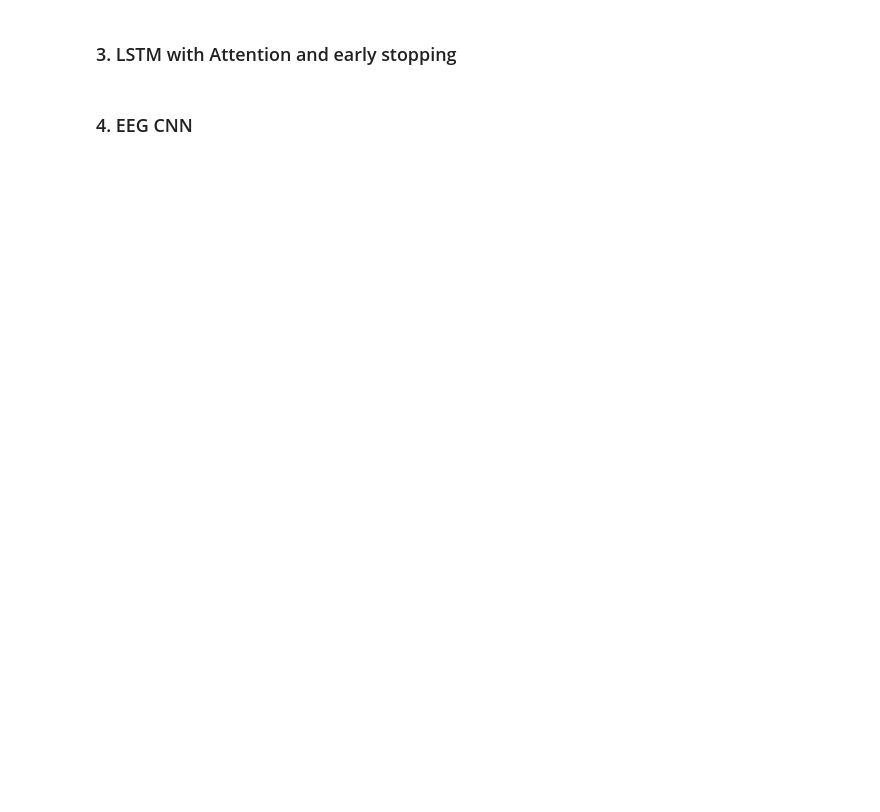
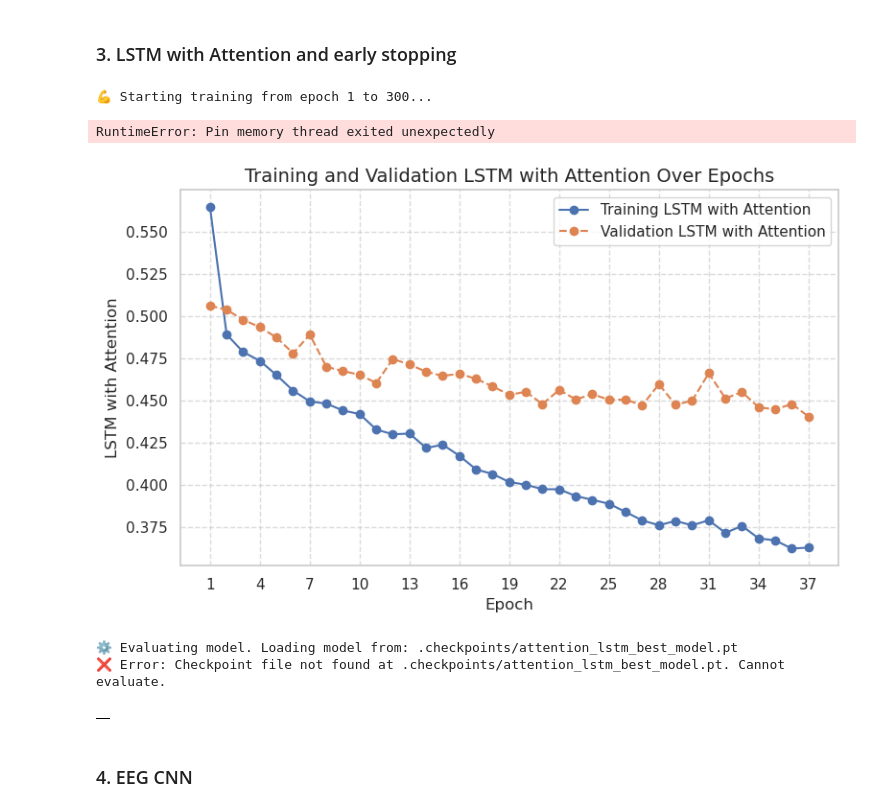
Before and after one commit to NeuroNML/NeuroGraphNet, a Jupyter notebook: neuro-eeg.ipynb, the cells around one changed output. Drawn from its saved outputs; the diff is of its cells as text; code cells hidden in the pictures; blank space fills up the shorter version.

```diff
--- a/neuro-eeg.ipynb
+++ b/neuro-eeg.ipynb
@@ -1513,29 +401,30 @@ train_history, val_history = train_model(
         criterion, optimizer, device,
         save_path=ATTENTION_LSTM_SAVE_PATH,
         num_epochs=300,
-        patience=30,
+        patience=10,
         monitor="val_loss",
         scheduler=scheduler,
         overwrite=False,
         use_gnn=False
     )
-
-# plot losses if any
-plt.figure()
-plt.plot(train_history["loss"], label="train")
-plt.plot(val_history["loss"],   label="val")
-plt.xlabel("Epoch")
-plt.ylabel("Loss")
-plt.legend()
-plt.tight_layout()
-plt.show()
+# %% [output]
+💪 Starting training from epoch 1 to 300...
+RuntimeError: Pin memory thread exited unexpectedly
+# %%
+plot_training_loss(train_history["loss"], val_history["loss"], "LSTM with Attention")
+# %% [output]
+[figure, added]
 # %%
 # evaluate model on test set and generate submission file
 evaluate_model(
     attention_lstm_model, test_loader, device,
-    save_path=ATTENTION_LSTM_SAVE_PATH,
+    checkpoint_path=ATTENTION_LSTM_SAVE_PATH,
     submission_path=ATTENTION_LSTM_SUBMISSION_PATH,
 )
+# %% [output]
+⚙️ Evaluating model. Loading model from: .checkpoints/attention_lstm_best_model.pt
+❌ Error: Checkpoint file not found at .checkpoints/attention_lstm_best_model.pt. Cannot evaluate.
+|  |
 # %% [markdown]
 ### 4. EEG CNN
 # %%
```
Also changed, not shown: parts of 86 cells of this notebook, 1 other file.
